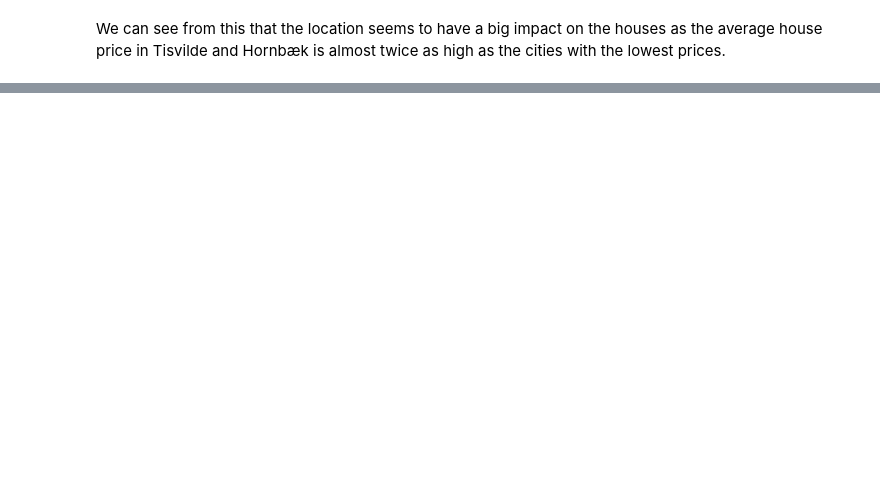
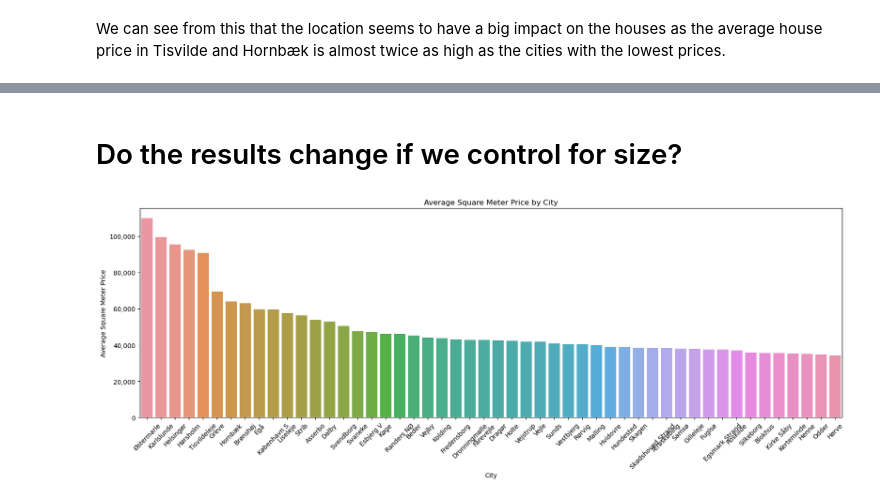
Before and after one commit to NumEconCopenhagen/projects-2023-philx2-nico, a Jupyter notebook: dataproject/dataproject.ipynb, the cells around one changed output, grey strips where cells are left out. Cells and saved outputs as stored; diff of their text form; code cells hidden in the pictures; blank space fills up the shorter version.

```diff
--- a/dataproject/dataproject.ipynb
+++ b/dataproject/dataproject.ipynb
@@ -261,0 +278,22 @@ From this we see that the size of the house does not have a significant big impa
+# %% [markdown]
+# Do the results change if we control for size?
+# %%
+# Calculate the square meter price
+data['square_meter_price'] = data['price'] / data['size_1']
+
+# Calculate the mean square meter price by city
+mean_average_prices_by_city = data.groupby('city')['square_meter_price'].mean().reset_index()
+mean_average_prices_by_city = mean_average_prices_by_city.sort_values('square_meter_price', ascending=False).head(50)
+mean_average_prices_by_city['square_meter_price'] = mean_average_prices_by_city['square_meter_price'].astype(int)
+
+# Plot the bar chart
+plt.figure(figsize=(20, 6))
+ax = sns.barplot(x='city', y='square_meter_price', data=mean_average_prices_by_city, order=mean_average_prices_by_city['city'])
+plt.title('Average Square Meter Price by City')
+plt.xticks(rotation=45)
+plt.ylabel('Average Square Meter Price')
+plt.xlabel('City')
+ax.yaxis.set_major_formatter(formatter)
+plt.show()
+# %% [output]
+[figure, added]
```
Also changed, not shown: parts of 19 cells of this notebook, 2 other files.
